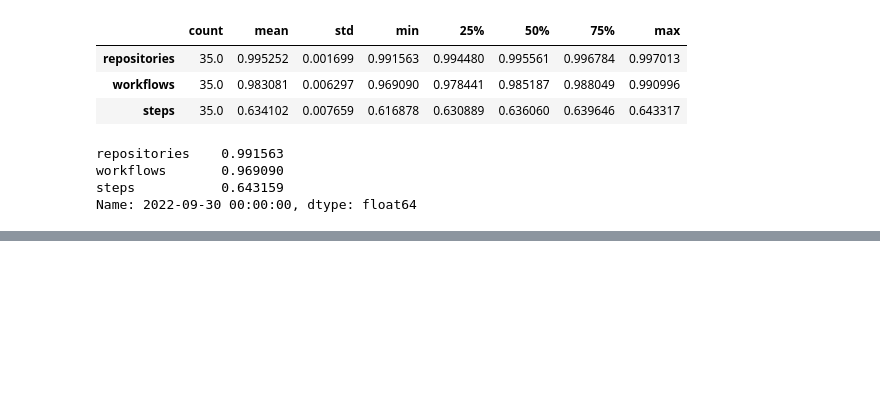
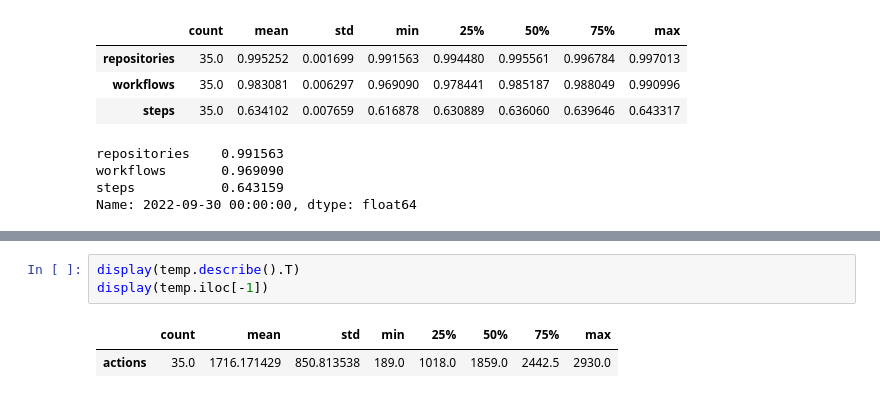
Before and after one commit to AlexandreDecan/secos-ghalag, a Jupyter notebook: notebooks/Data Overview.ipynb, the cells around one changed output, grey strips where cells are left out. Drawn from its saved outputs; the diff is of its cells as text; blank space fills up the shorter version.

```diff
--- a/notebooks/Data Overview.ipynb
+++ b/notebooks/Data Overview.ipynb
@@ -147,0 +181,6 @@ Name: 2022-09-30 00:00:00, dtype: float64
+# %%
+display(temp.describe().T)
+display(temp.iloc[-1])
+# %% [output]
+|  | count | mean | std | min | 25% | 50% | 75% | max |
+| actions | 35.0 | 1716.171429 | 850.813538 | 189.0 | 1018.0 | 1859.0 | 2442.5 | 2930.0 |
```
Also changed, not shown: parts of 7 cells of this notebook.
